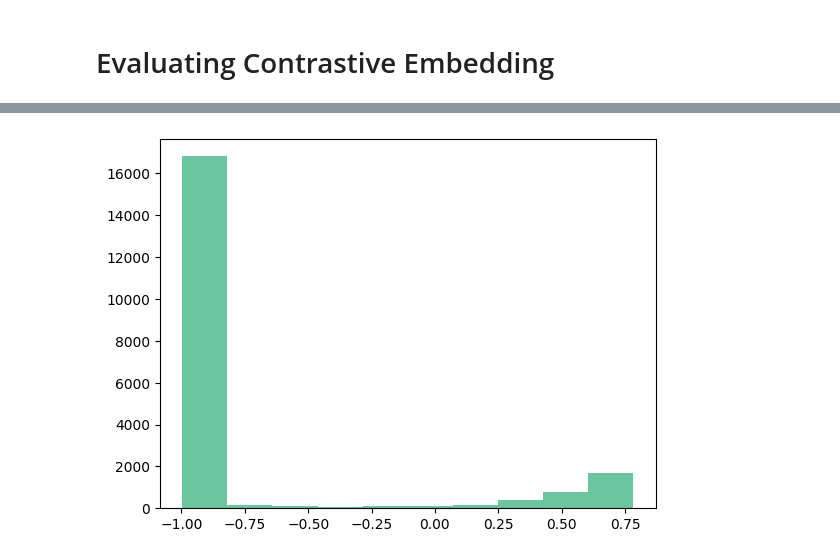
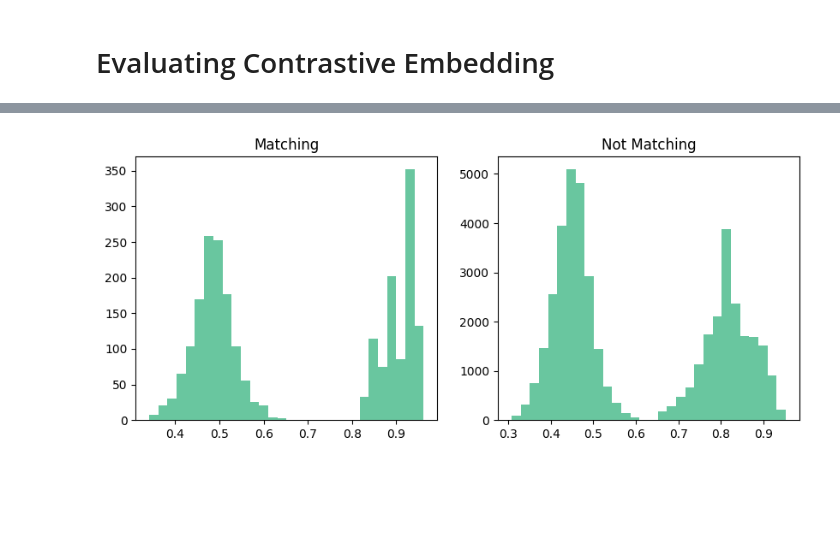
Before and after one commit to sparthaje/quadrotor-diffusion, a Jupyter notebook: notebooks/random.ipynb, the cells around one changed output, grey strips where cells are left out. Cells and saved outputs as stored; diff of their text form; code cells hidden in the pictures; blank space fills up the shorter version.

```diff
--- a/notebooks/random.ipynb
+++ b/notebooks/random.ipynb
@@ -92,13 +65,0 @@ torch.Size([106, 128]) torch.Size([6, 128]) torch.Size([6, 106]) (6,)
-# %%
-_, ax = course_base_plot()
-add_gates_to_course(course_npy, ax)
-colors = np.array(['#888888' for _ in range(len(ref_pos))])
-alpha = np.array([0.01 for _ in range(len(ref_pos))])
-
-for idx, c in zip(indices, ['red', 'pink', 'blue', 'green', 'orange', 'purple']):
-    colors[idx] = c
-
-alpha[indices] = 1.0
-
-plt.scatter(ref_pos[:, 0], ref_pos[:, 1], c=colors, alpha=alpha)
-plt.show()
@@ -124 +66,6 @@ plt.show()
+# %%
+N = 20
+# %%
+linear = list(set([random.choice(list(data["linear"].keys())) for _ in range(N)]))
+u = list(set([random.choice(list(data["u"].keys())) for _ in range(N)]))
 # %%
@@ -151,5 +107,12 @@ if input("should run? ") == "y":
-# %%
-plt.hist(matched_alignments)
-plt.show()
-# %% [output]
-[figure, removed]
+# %%
+matching_scores, mismatching_scores = operate(linear, linear, data["linear"])
+# %%
+fig, axes = plt.subplots(1, 2, figsize=(10, 4))
+
+axes[0].hist(matching_scores, bins=30)
+axes[0].set_title("Matching")
+axes[1].hist(mismatching_scores, bins=30)
+axes[1].set_title("Not Matching")
+plt.show()
+# %% [output]
+[figure, added]
```
Also changed, not shown: parts of 10 cells of this notebook, 14 other files.
